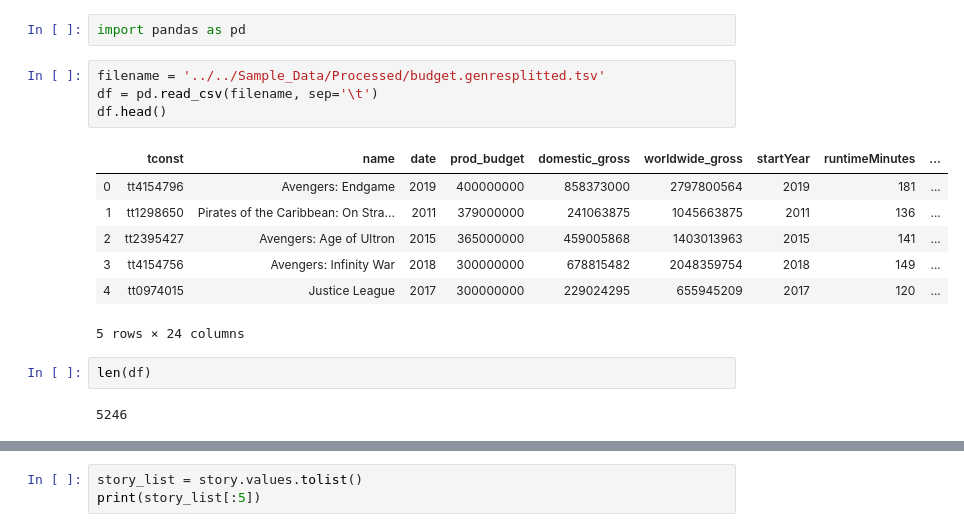
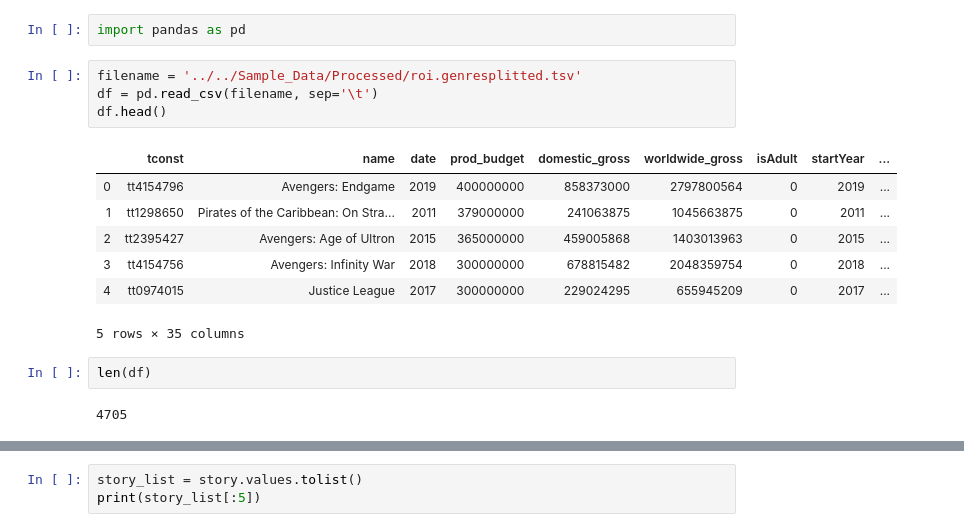
Before and after one commit to winnieshen96/movie-rating-project, a Jupyter notebook: Code/Data_Acquisition_and_Understanding/preprocessing_plot_combined.ipynb, the cells around one changed output, grey strips where cells are left out. Cells and saved outputs as stored; diff of their text form.

```diff
--- a/Code/Data_Acquisition_and_Understanding/preprocessing_plot_combined.ipynb
+++ b/Code/Data_Acquisition_and_Understanding/preprocessing_plot_combined.ipynb
@@ -1,19 +1,19 @@
 # %%
 import pandas as pd
 # %%
-filename = '../../Sample_Data/Processed/budget.genresplitted.tsv'
+filename = '../../Sample_Data/Processed/roi.genresplitted.tsv'
 df = pd.read_csv(filename, sep='\t')
 df.head()
 # %% [output]
-|  | tconst | name | date | prod_budget | domestic_gross | worldwide_gross | startYear | runtimeMinutes | ... |
-| 0 | tt4154796 | Avengers: Endgame | 2019 | 400000000 | 858373000 | 2797800564 | 2019 | 181 | ... |
-| 1 | tt1298650 | Pirates of the Caribbean: On Stra... | 2011 | 379000000 | 241063875 | 1045663875 | 2011 | 136 | ... |
-| 2 | tt2395427 | Avengers: Age of Ultron | 2015 | 365000000 | 459005868 | 1403013963 | 2015 | 141 | ... |
-| 3 | tt4154756 | Avengers: Infinity War | 2018 | 300000000 | 678815482 | 2048359754 | 2018 | 149 | ... |
-| 4 | tt0974015 | Justice League | 2017 | 300000000 | 229024295 | 655945209 | 2017 | 120 | ... |
+|  | tconst | name | date | prod_budget | domestic_gross | worldwide_gross | isAdult | startYear | ... |
+| 0 | tt4154796 | Avengers: Endgame | 2019 | 400000000 | 858373000 | 2797800564 | 0 | 2019 | ... |
+| 1 | tt1298650 | Pirates of the Caribbean: On Stra... | 2011 | 379000000 | 241063875 | 1045663875 | 0 | 2011 | ... |
+| 2 | tt2395427 | Avengers: Age of Ultron | 2015 | 365000000 | 459005868 | 1403013963 | 0 | 2015 | ... |
+| 3 | tt4154756 | Avengers: Infinity War | 2018 | 300000000 | 678815482 | 2048359754 | 0 | 2018 | ... |
+| 4 | tt0974015 | Justice League | 2017 | 300000000 | 229024295 | 655945209 | 0 | 2017 | ... |
-5 rows × 24 columns
+5 rows × 35 columns
 # %%
 len(df)
 # %% [output]
-5246
+4705
 # %%
```
Also changed, not shown: parts of 8 cells of this notebook, 3 other files.
